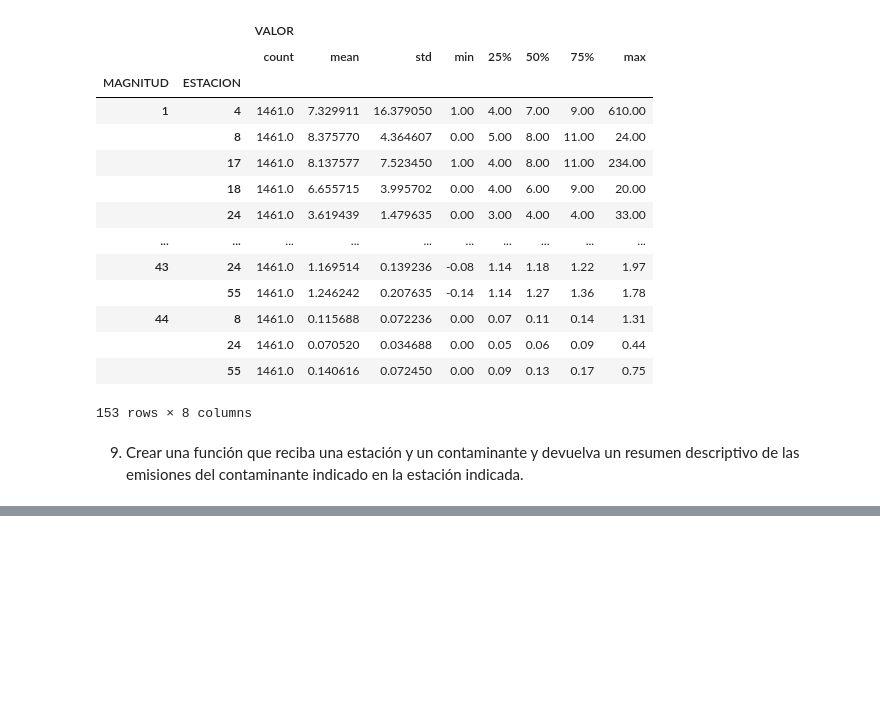
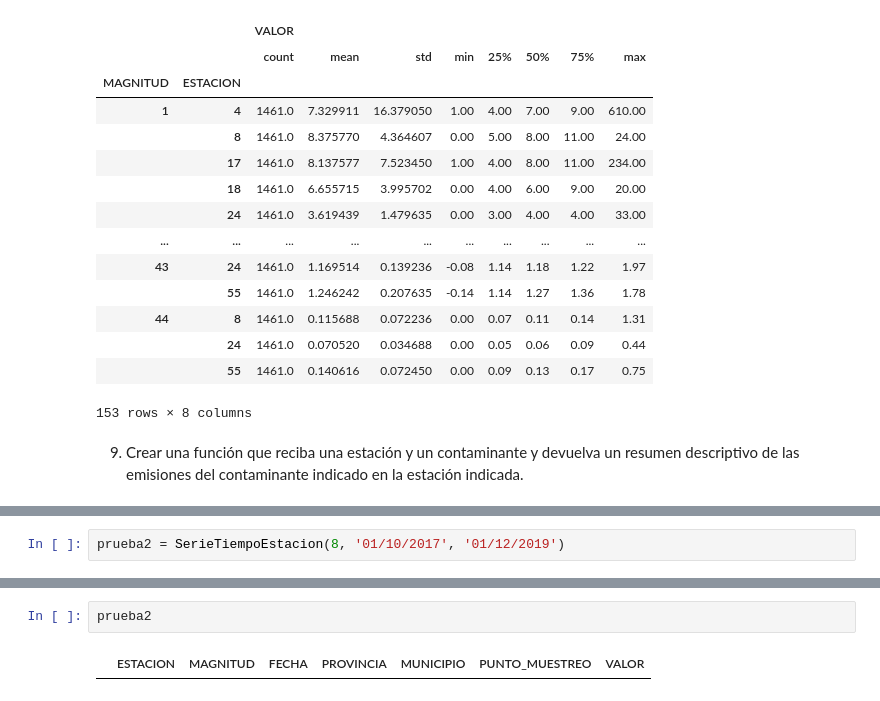
Before and after one commit to aguustingc/PROYECTO-FINAL, a Jupyter notebook: Grupo 2/Proyecto-Emisiones-Incendios.ipynb, the cells around one changed output, grey strips where cells are left out. Drawn from its saved outputs; the diff is of its cells as text; blank space fills up the shorter version.

```diff
--- a/Grupo 2/Proyecto-Emisiones-Incendios.ipynb
+++ b/Grupo 2/Proyecto-Emisiones-Incendios.ipynb
@@ -364,0 +404,2 @@ Name: VALOR, dtype: float64
+# %%
+prueba2 = SerieTiempoEstacion(8, '01/10/2017', '01/12/2019')
@@ -364,0 +437,4 @@ Name: VALOR, dtype: float64
+# %%
+prueba2
+# %% [output]
+|  | ESTACION | MAGNITUD | FECHA | PROVINCIA | MUNICIPIO | PUNTO_MUESTREO | VALOR |
```
Also changed, not shown: parts of 13 cells of this notebook.
